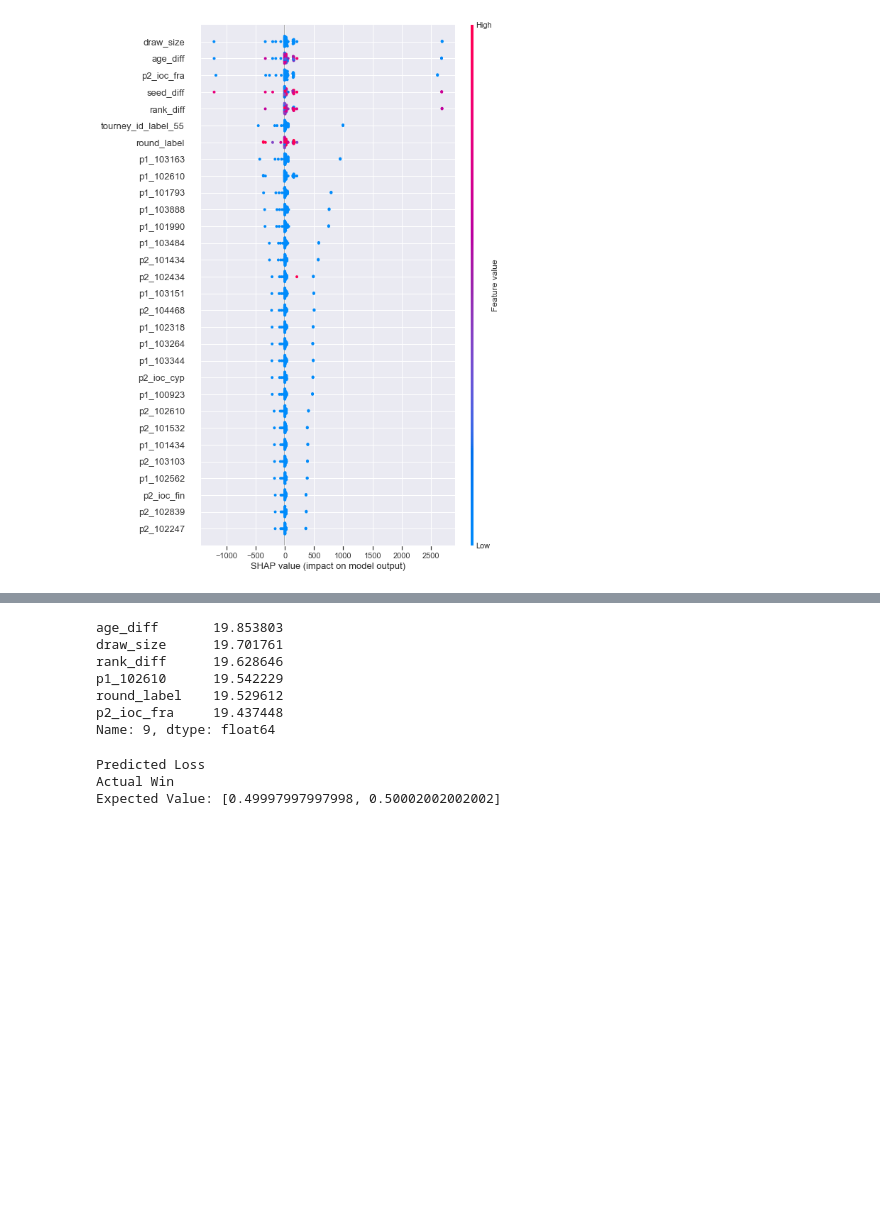
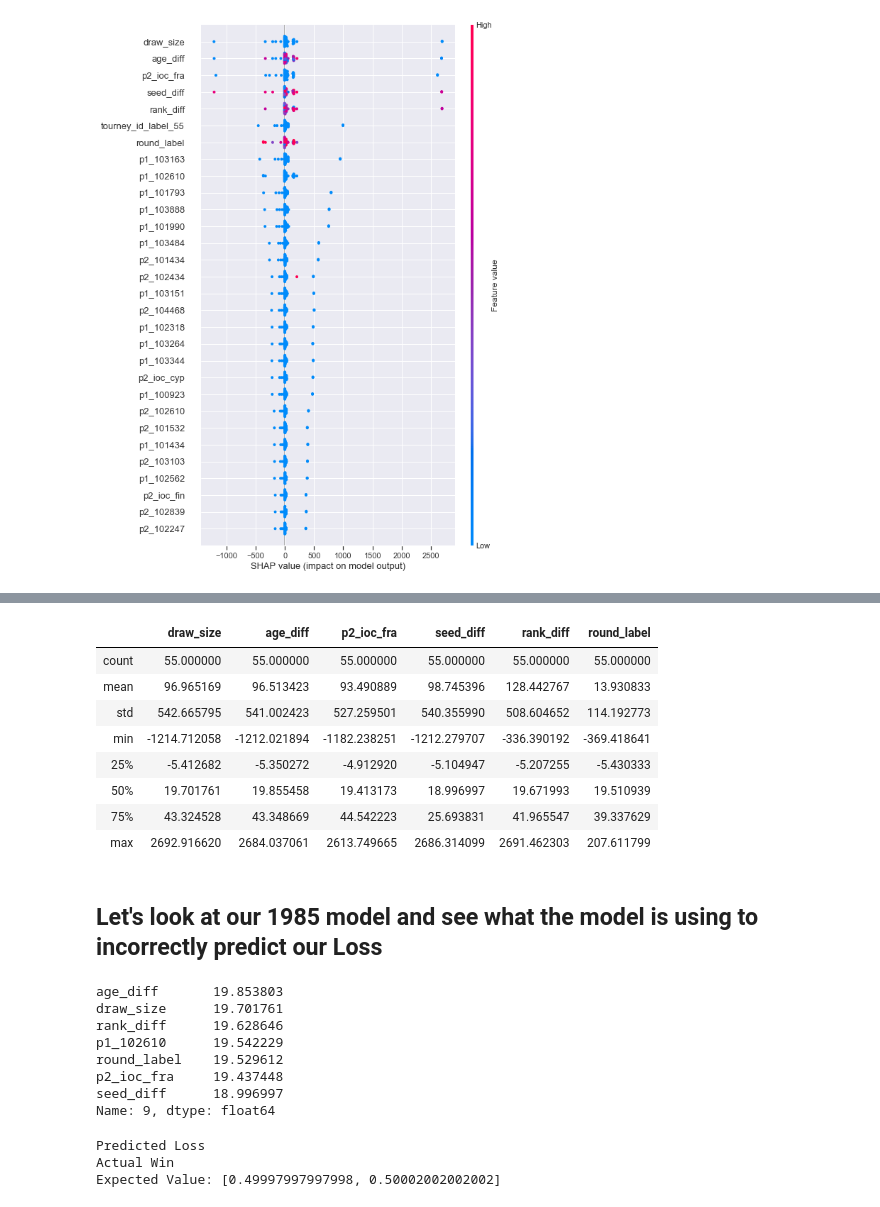
Before and after one commit to sv650s/atp-tennis-predictions, a Jupyter notebook: notebooks/10-sydney-open-2019-prediction.ipynb, the cells around one changed output, grey strips where cells are left out. Drawn from its saved outputs; the diff is of its cells as text; code cells hidden in the pictures; blank space fills up the shorter version.

```diff
--- a/notebooks/10-sydney-open-2019-prediction.ipynb
+++ b/notebooks/10-sydney-open-2019-prediction.ipynb
@@ -267,5 +294,19 @@ shap.summary_plot(shap_values1985[1], sydney_open_features, max_display=30)
+# %%
+shap_df1985[["draw_size", "age_diff", "p2_ioc_fra", "seed_diff", "rank_diff", "round_label"]].describe()
+# %% [output]
+|  | draw_size | age_diff | p2_ioc_fra | seed_diff | rank_diff | round_label |
+| count | 55.000000 | 55.000000 | 55.000000 | 55.000000 | 55.000000 | 55.000000 |
+| mean | 96.965169 | 96.513423 | 93.490889 | 98.745396 | 128.442767 | 13.930833 |
+| std | 542.665795 | 541.002423 | 527.259501 | 540.355990 | 508.604652 | 114.192773 |
+| min | -1214.712058 | -1212.021894 | -1182.238251 | -1212.279707 | -336.390192 | -369.418641 |
+| 25% | -5.412682 | -5.350272 | -4.912920 | -5.104947 | -5.207255 | -5.430333 |
+| 50% | 19.701761 | 19.855458 | 19.413173 | 18.996997 | 19.671993 | 19.510939 |
+| 75% | 43.324528 | 43.348669 | 44.542223 | 25.693831 | 41.965547 | 39.337629 |
+| max | 2692.916620 | 2684.037061 | 2613.749665 | 2686.314099 | 2691.462303 | 207.611799 |
+# %% [markdown]
+## Let's look at our 1985 model and see what the model is using to incorrectly predict our Loss
 # %%
-shap_df1985.iloc[wrong_idx1985[0]][["age_diff", "draw_size", "rank_diff", "p1_102610", "round_label", "p2_ioc_fra"]]
+shap_df1985.iloc[wrong_idx1985[0]][["age_diff", "draw_size", "rank_diff", "p1_102610", "round_label", "p2_ioc_fra", "seed_diff"]]
 # %% [output]
 age_diff       19.853803
 draw_size      19.701761
@@ -273,6 +314,7 @@ rank_diff      19.628646
 p1_102610      19.542229
 round_label    19.529612
 p2_ioc_fra     19.437448
+seed_diff      18.996997
 Name: 9, dtype: float64
 # %%
 idx = wrong_idx1985[0]
```
Also changed, not shown: parts of 4 cells of this notebook.
